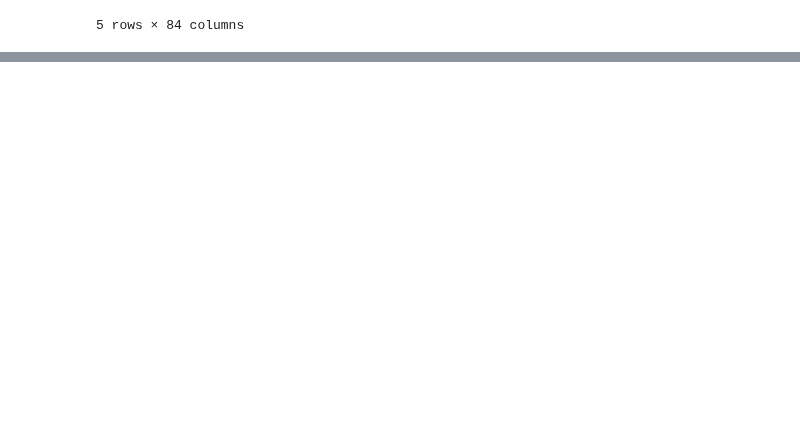
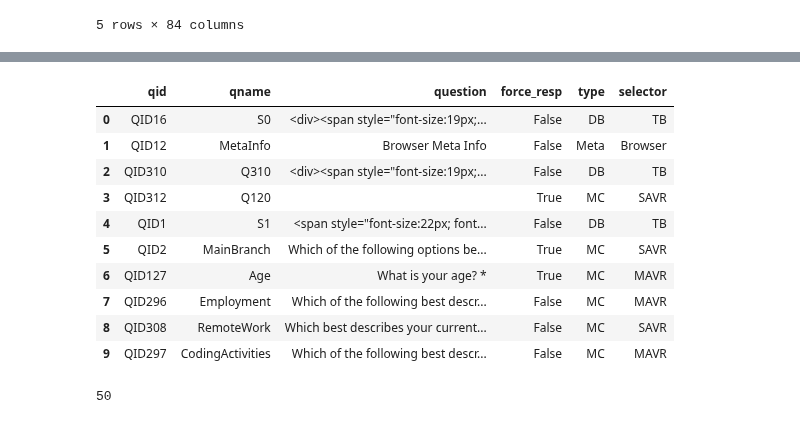
Before and after one commit to jeremysb1/data_analysis_projects, a Jupyter notebook: categorical_data.ipynb, the cells around one changed output, grey strips where cells are left out. Drawn from its saved outputs; the diff is of its cells as text; code cells hidden in the pictures; blank space fills up the shorter version.

```diff
--- a/categorical_data.ipynb
+++ b/categorical_data.ipynb
@@ -42,0 +58,19 @@ survey.head()
+# %%
+data_dict = pd.read_csv('/content/drive/MyDrive/Data Analysis Projects/Categorical Data/survey_results_schema.csv')
+data_dict.head(10)
+# %% [output]
+|  | qid | qname | question | force_resp | type | selector |
+| 0 | QID16 | S0 | <div><span style="font-size:19px;... | False | DB | TB |
+| 1 | QID12 | MetaInfo | Browser Meta Info | False | Meta | Browser |
+| 2 | QID310 | Q310 | <div><span style="font-size:19px;... | False | DB | TB |
+| 3 | QID312 | Q120 |  | True | MC | SAVR |
+| 4 | QID1 | S1 | <span style="font-size:22px; font... | False | DB | TB |
+| 5 | QID2 | MainBranch | Which of the following options be... | True | MC | SAVR |
+| 6 | QID127 | Age | What is your age? * | True | MC | MAVR |
+| 7 | QID296 | Employment | Which of the following best descr... | False | MC | MAVR |
+| 8 | QID308 | RemoteWork | Which best describes your current... | False | MC | SAVR |
+| 9 | QID297 | CodingActivities | Which of the following best descr... | False | MC | MAVR |
+# %%
+len(set(survey.columns).intersection(set(data_dict["qname"])))
+# %% [output]
+50
```
Also changed, not shown: parts of 6 cells of this notebook.
